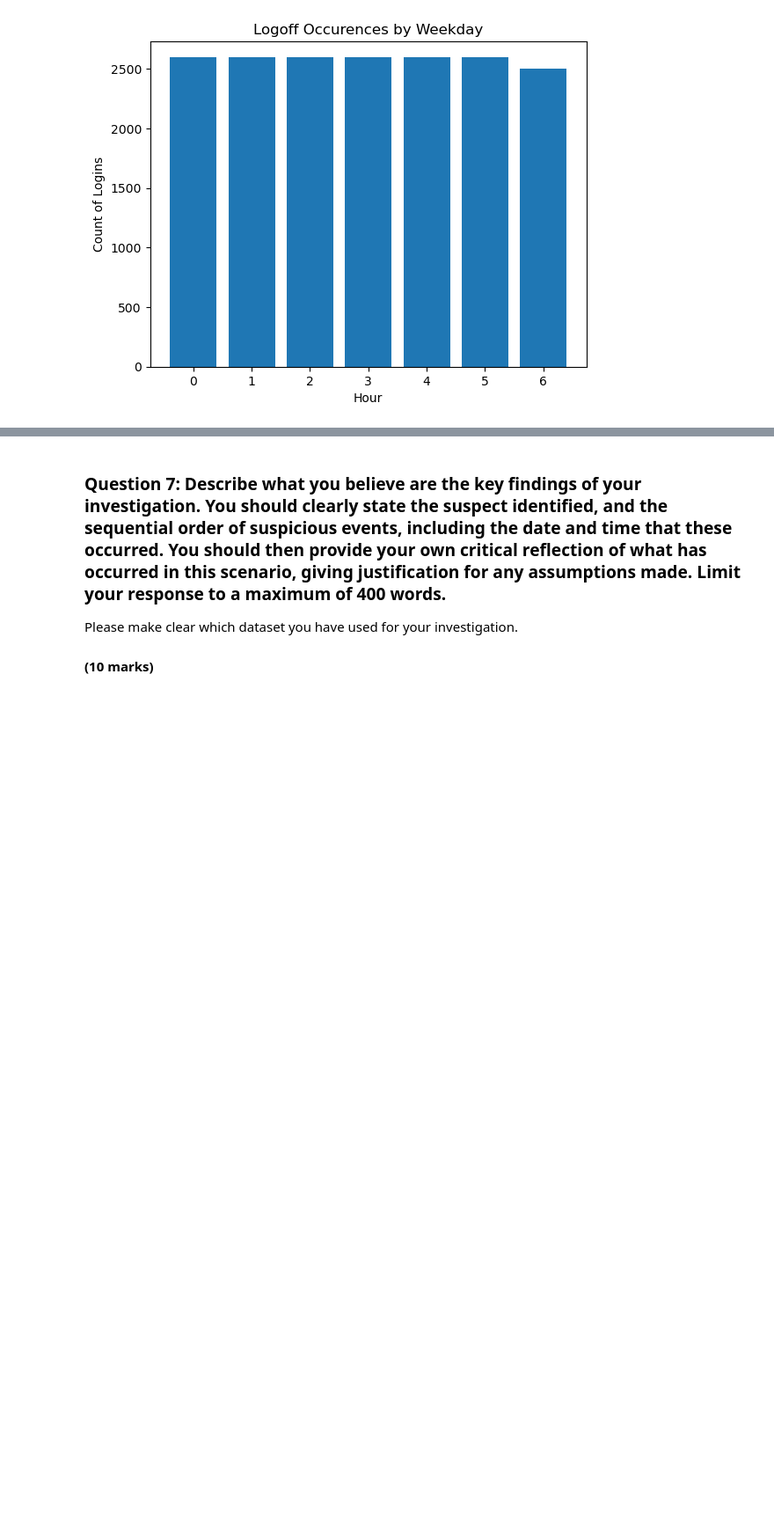
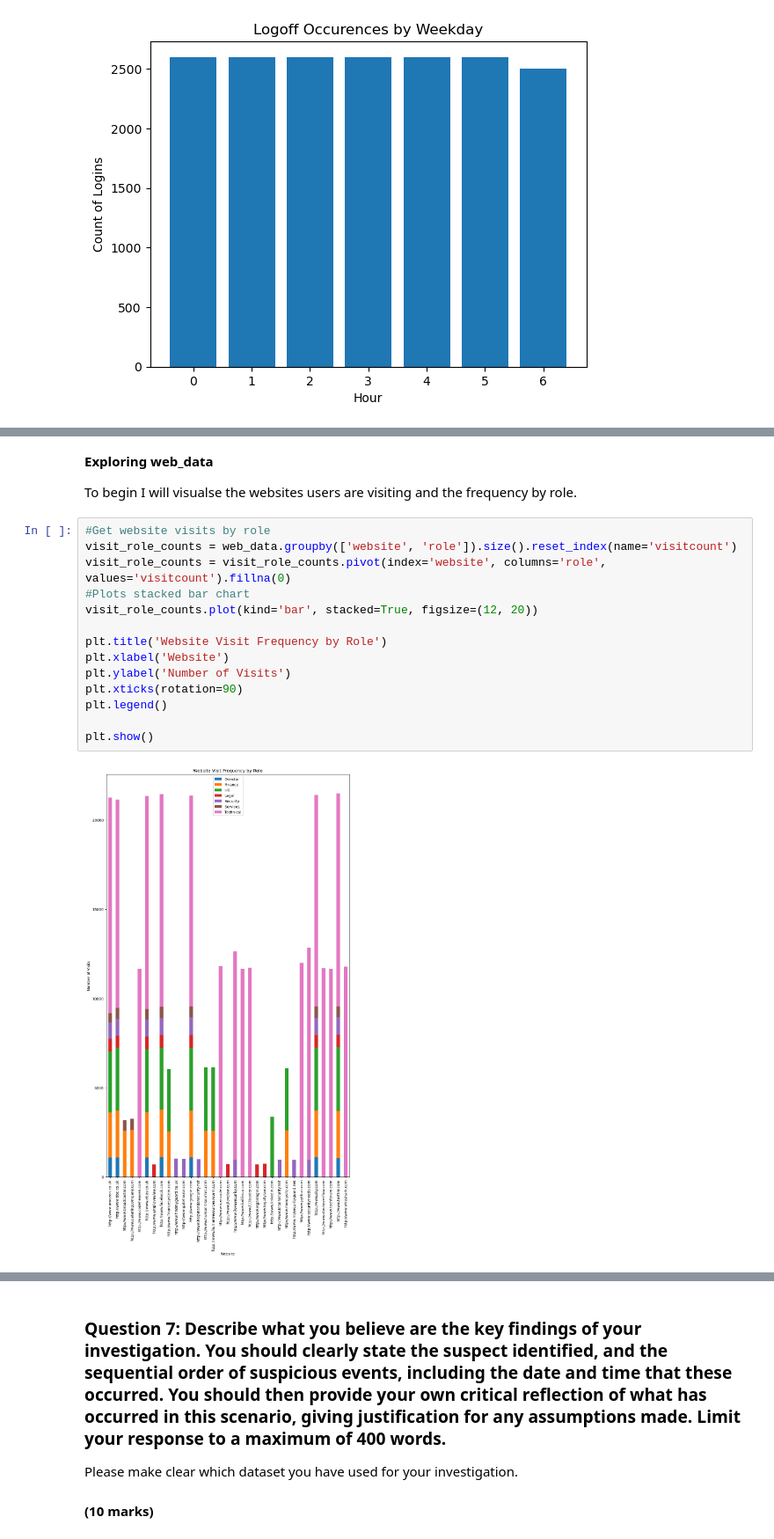
Before and after one commit to arthurmilner01/security-data-analytics, a Jupyter notebook: 21035478-PART3.ipynb, the cells around one changed output, grey strips where cells are left out. Shown at 88% size. Cells and saved outputs as stored; diff of their text form; blank space fills up the shorter version.

```diff
--- a/21035478-PART3.ipynb
+++ b/21035478-PART3.ipynb
@@ -606,0 +670,20 @@ The result of this is quite interesting, whilst there are some overlap between t
+# %% [markdown]
+<strong>Exploring web_data</strong>
+
+To begin I will visualse the websites users are visiting and the frequency by role.
+# %%
+#Get website visits by role
+visit_role_counts = web_data.groupby(['website', 'role']).size().reset_index(name='visitcount')
+visit_role_counts = visit_role_counts.pivot(index='website', columns='role', values='visitcount').fillna(0)
+#Plots stacked bar chart
+visit_role_counts.plot(kind='bar', stacked=True, figsize=(12, 20))
+
+plt.title('Website Visit Frequency by Role')
+plt.xlabel('Website')
+plt.ylabel('Number of Visits')
+plt.xticks(rotation=90)
+plt.legend()
+
+plt.show()
+# %% [output]
+[figure, added]
```
Also changed, not shown: parts of 27 cells of this notebook.
